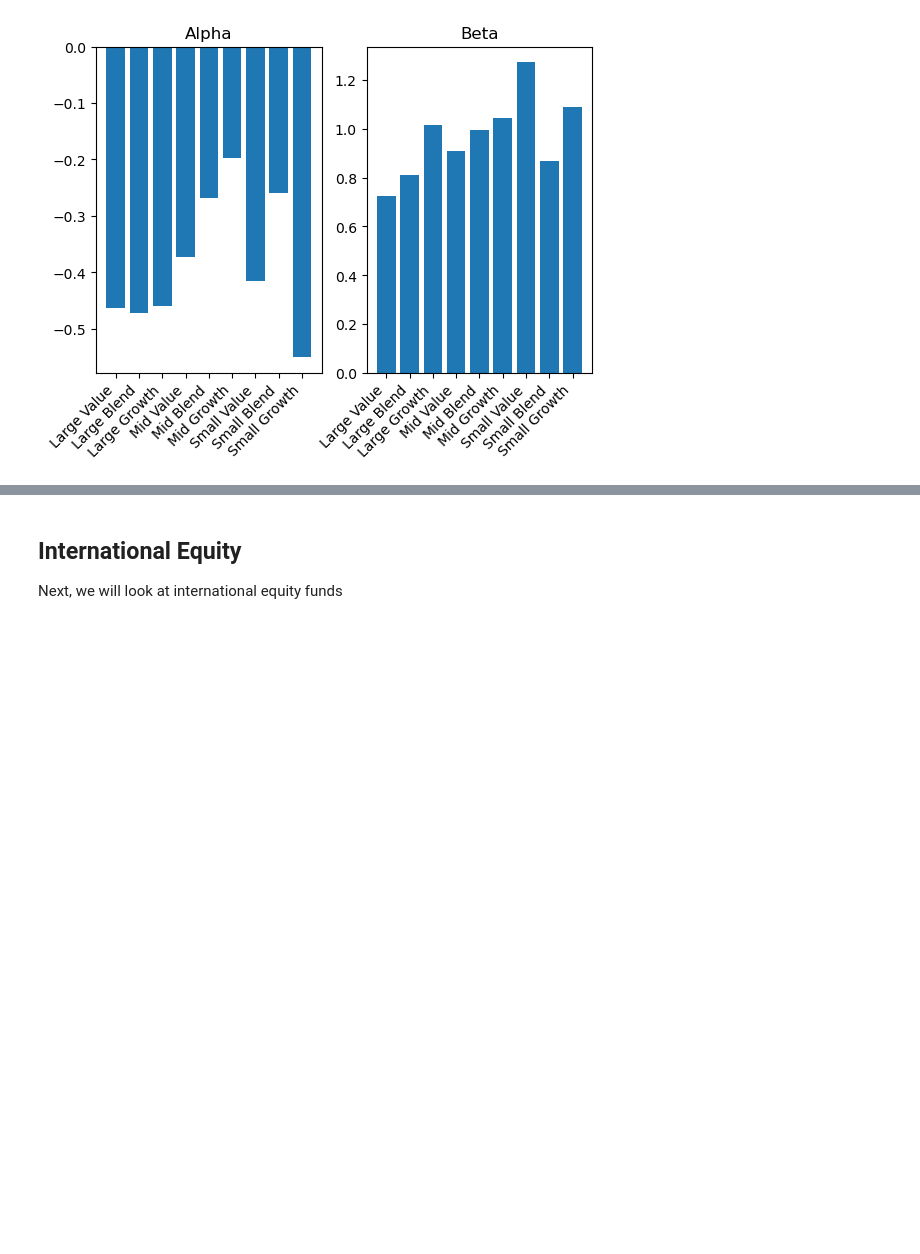
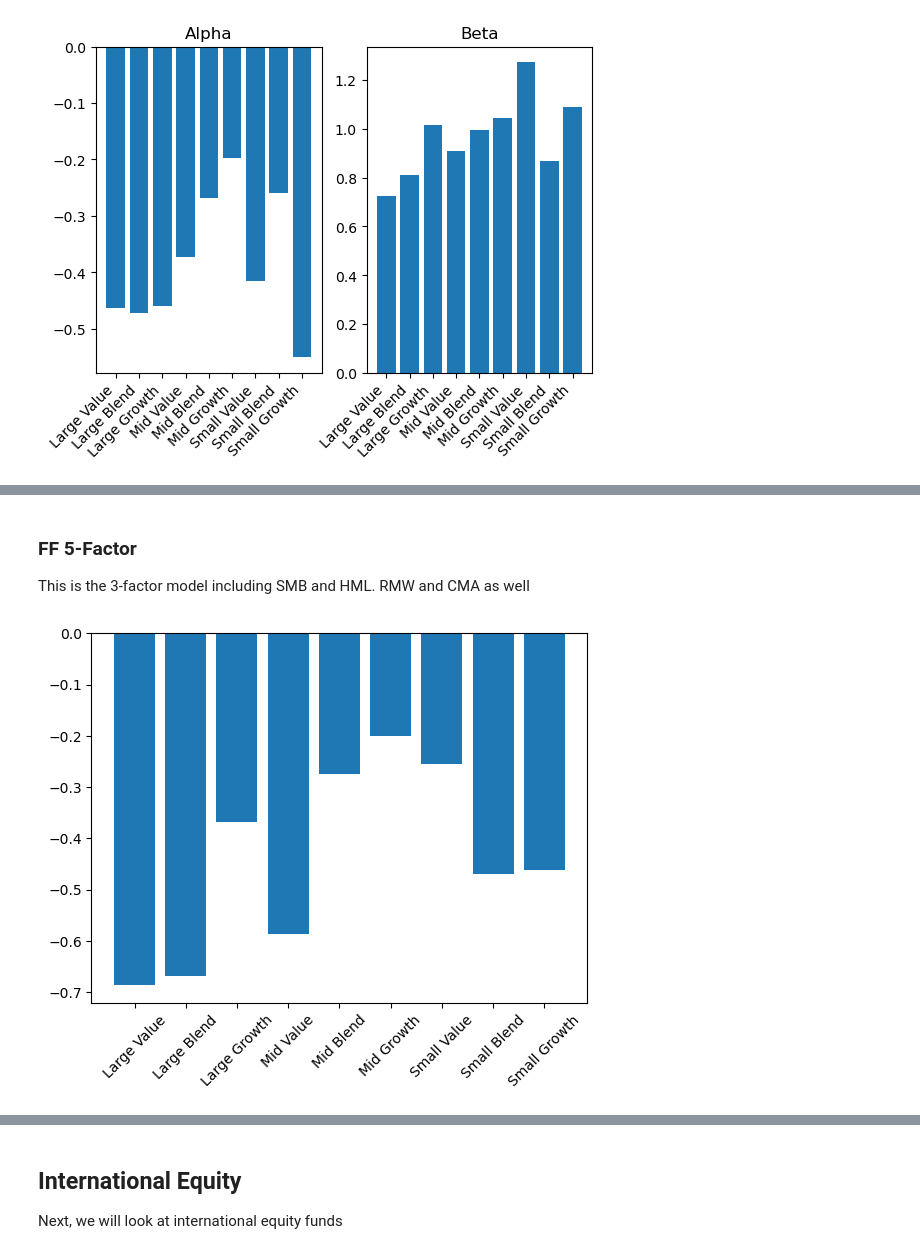
Before and after one commit to earlight/15-4331-final-project, a Jupyter notebook: data_analysis.ipynb, the cells around one changed output, grey strips where cells are left out. Drawn from its saved outputs; the diff is of its cells as text; code cells hidden in the pictures; blank space fills up the shorter version.

```diff
--- a/data_analysis.ipynb
+++ b/data_analysis.ipynb
@@ -99,0 +110,10 @@ plt.show()
+# %% [markdown]
+### FF 5-Factor
+This is the 3-factor model including SMB and HML.  RMW and CMA as well
+# %%
+us_eq_alphas_5, us_eq_betas, us_eq_names, smbs, hmls, rmws, cmas = ff_5(us_eq_data, ff_df)
+plt.bar(us_eq_names, us_eq_alphas_5)
+plt.xticks(rotation=45)
+plt.show()
+# %% [output]
+[figure, added]
```
Also changed, not shown: parts of 9 cells of this notebook.
